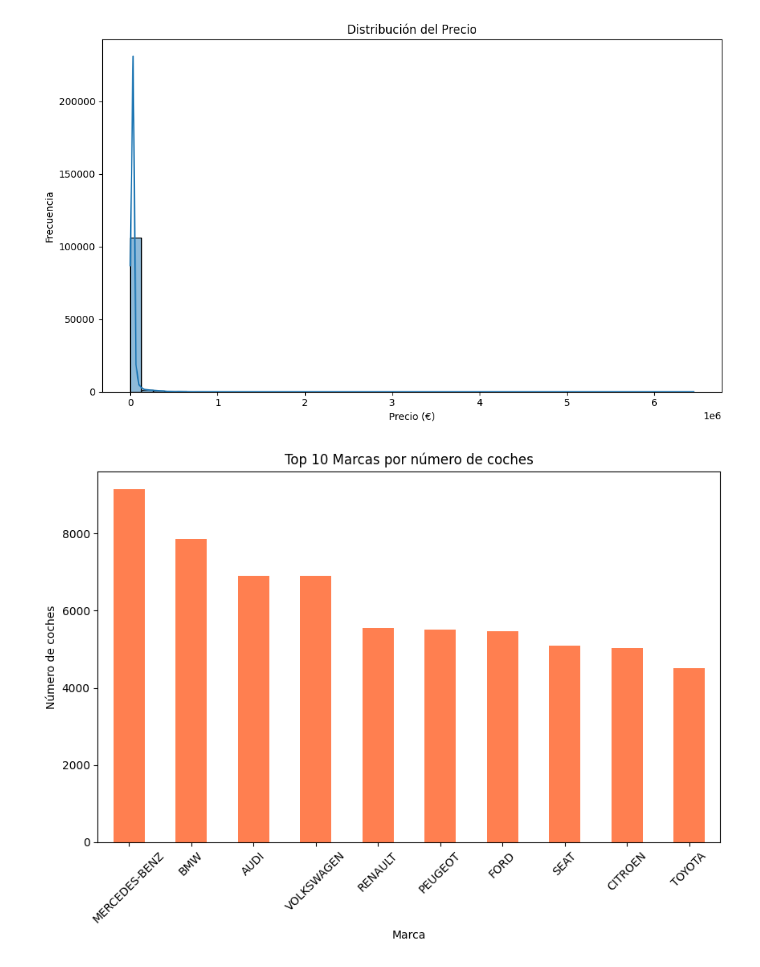
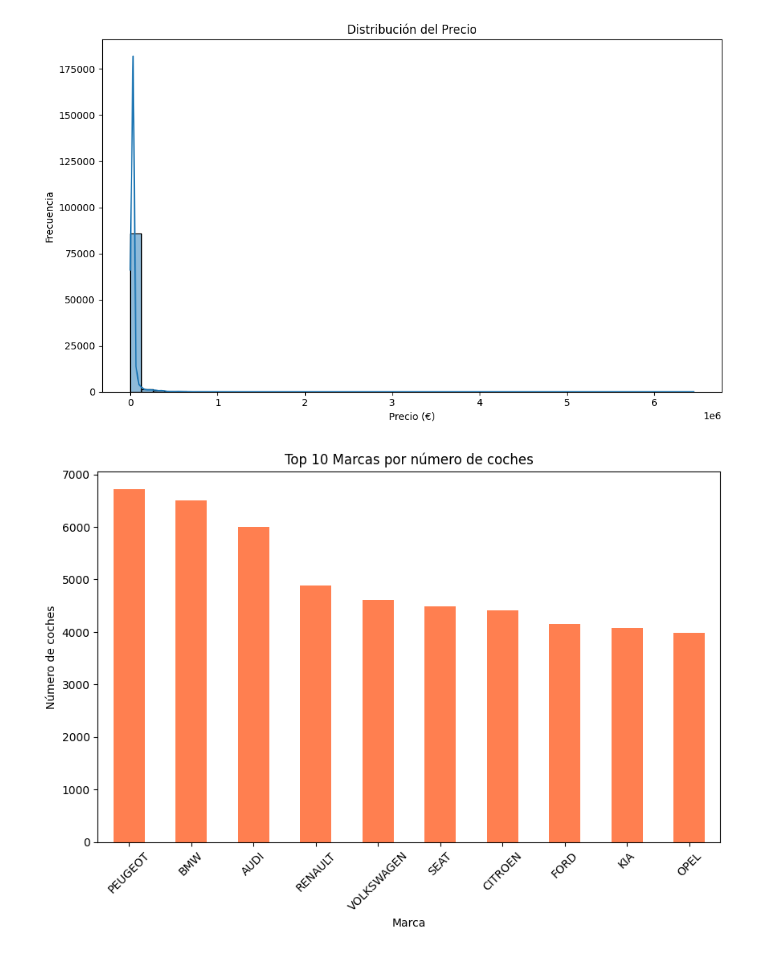
Before and after one commit to CristianT10/Proyecto-, a Jupyter notebook: Limpieza/01_limpieza_EDA.ipynb, the cells around one changed output. Cells and saved outputs as stored; diff of their text form; code cells hidden in the pictures.

```diff
--- a/Limpieza/01_limpieza_EDA.ipynb
+++ b/Limpieza/01_limpieza_EDA.ipynb
@@ -79,0 +61,2 @@ df = limpiar_tags(df)
+# %%
+df = df.dropna(subset=['precio_contado']).reset_index(drop=True)
@@ -208,8 +180,0 @@ df = limpieza_final(df)
-# %%
-def limpiar_transmision(df):
-    df = df.copy()
-    df['transmision'] = df['transmision'].apply(lambda x: 'Automático' if 'Automático' in str(x) else x)
-
-    return df
-
-df = limpiar_transmision(df)
@@ -216,17 +306,34 @@ df = limpiar_transmision(df)
 # %%
 def extra(df):
+    df['año'] = df['año'].astype('Int64')
+    df['mes'] = df['mes'].astype('Int64')
     df['timestamp_extraccion'] = pd.to_datetime(df['timestamp_extraccion'], errors='coerce')
     df['modelo'] = df.apply(lambda row: row['titulo'].replace(row['marca'], '').strip(), axis=1)
     df.drop(columns=['url'], inplace=True)
     df.drop(columns=["titulo"], inplace=True)
-
-    mediana = df[df['garantia_limpia'] <= 120]['garantia_limpia'].median()
-    df.loc[df['garantia_limpia'] > 120, 'garantia_limpia'] = mediana
-
-    df.reset_index(drop=True, inplace=True)
+    df.drop(columns=['matriculacion'], inplace=True)
+    df.drop(columns=['precio_nuevo'], inplace=True)
+    df = df[df['garantia'] != 3660].reset_index(drop=True)
 
     df.to_csv('datos_limpios.csv', index=False)
 
     return df
 
 df = extra(df)
+# %%
+def reordenar_columnas(df):
+    cols = df.columns.tolist()
+
+    if 'mes' in cols and 'año' in cols:
+        cols.remove('mes')
+        idx_año = cols.index('año')
+        cols.insert(idx_año + 1, 'mes')
+
+    if 'modelo' in cols and 'marca' in cols:
+        cols.remove('modelo')
+        idx_marca = cols.index('marca')
+        cols.insert(idx_marca + 1, 'modelo')
+
+    return df[cols]
+
+df = reordenar_columnas(df)
@@ -245,22 +368,22 @@ plt.show()
 # %%
 plt.figure(figsize=(10,6))
-sns.histplot(df['precio'], bins=50, kde=True)
+sns.histplot(df['precio_contado'], bins=50, kde=True)
 plt.title('Distribución del Precio')
 plt.xlabel('Precio (€)')
 plt.ylabel('Frecuencia')
 plt.tight_layout()
 plt.show()
 
 
 top_marcas = df['marca'].value_counts().nlargest(10)
 plt.figure(figsize=(10,6))
 top_marcas.plot(kind='bar', color='coral')
 plt.title('Top 10 Marcas por número de coches')
 plt.xlabel('Marca')
 plt.ylabel('Número de coches')
 plt.xticks(rotation=45)
 plt.show()
 # %% [output]
-[figure, old version]
+[figure, new version]
-[figure, old version]
+[figure, new version]
 # %%
```
Also changed, not shown: parts of 21 cells of this notebook, 10 other files.
